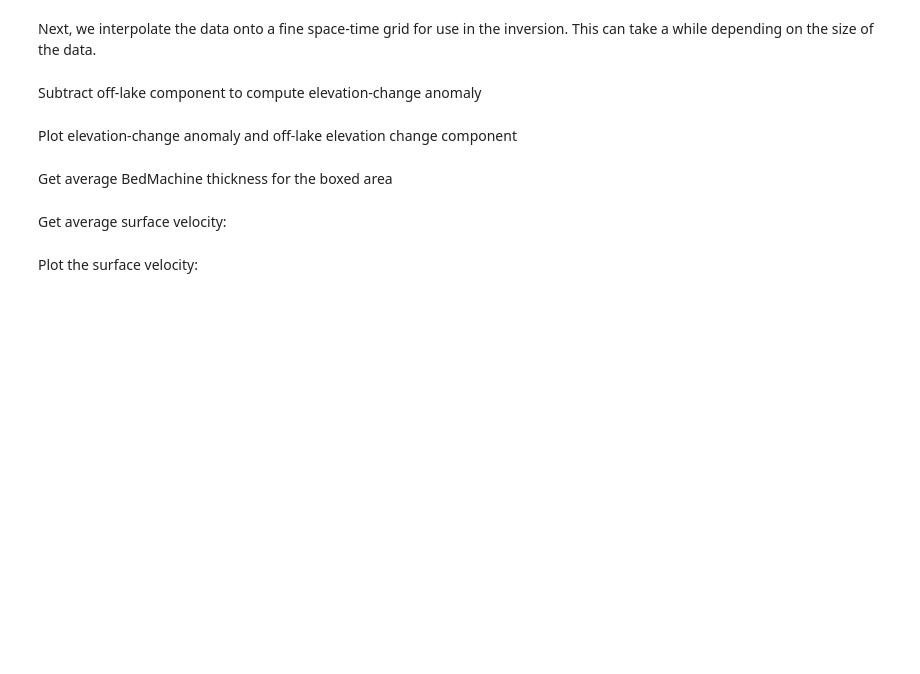
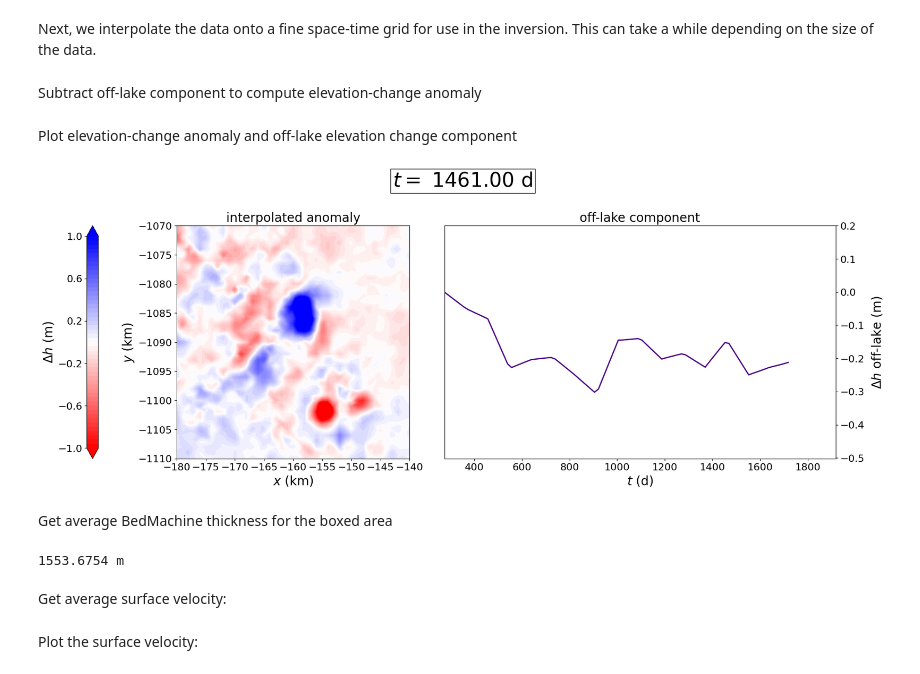
Before and after one commit to agstub/greenland-lakes, a Jupyter notebook: notebooks/example.ipynb, the cells around one changed output. Drawn from its saved outputs; the diff is of its cells as text; code cells hidden in the pictures; blank space fills up the shorter version.

```diff
--- a/notebooks/example.ipynb
+++ b/notebooks/example.ipynb
@@ -210,34 +214,37 @@ if os.path.isdir('../'+data_name+'/interpolated_pngs')==False:
 # %%
-for i in range(np.size(t_f)):
+for i in [-12]:#np.arange(0,np.size(t_f),10):
+    levels=np.linspace(-1,1,51)
     plt.figure(figsize=(19,7))
-    plt.suptitle(r'$t=$ '+'{:.2f}'.format(t_f[i])+' d',y=1.025,fontsize=32,bbox=dict(facecolor='none', edgecolor='black'))
+    plt.suptitle(r'$t=$ '+'{:.2f}'.format(t_f[i]-t_f[0])+' d',y=1.025,fontsize=32,bbox=dict(facecolor='none', edgecolor='black'))
     plt.subplot(121)
     plt.title(r'interpolated anomaly',fontsize=20)
     p = plt.contourf(x[i,:,:]/1e3,y[i,:,:]/1e3,dh_loc[i,:,:],levels=levels,cmap='bwr_r',extend='both')
     plt.xlabel(r'$x$ (km)',fontsize=20)
     plt.ylabel(r'$y$ (km)',fontsize=20)
-    cbar = plt.colorbar(p, ticks=np.linspace(-4,4,6),orientation='vertical',location='left',fraction=0.035, pad=0.2)
+    cbar = plt.colorbar(p, ticks=np.linspace(-1,1,6),orientation='vertical',location='left',fraction=0.035, pad=0.2)
     cbar.ax.tick_params(labelsize=16)
     plt.xticks(fontsize=16)
     plt.yticks(fontsize=16)
     cbar.set_label(r'$\Delta h$ (m)', fontsize=20)
     plt.gca().set_aspect('equal', 'box')
     plt.tight_layout()
 
     plt.subplot(122)
     plt.title(r'off-lake component',fontsize=20)
     plt.plot(t_f[0:i],off_lake[0:i],color='indigo',linewidth=2)
     plt.gca().yaxis.set_label_position("right")
     plt.gca().yaxis.tick_right()
     plt.xlabel(r'$t$ (d)',fontsize=20)
     plt.ylabel(r'$\Delta h$ off-lake (m)',fontsize=20,labelpad=10)
     plt.xticks(fontsize=16)
     plt.yticks(fontsize=16)
     plt.ylim(off_lake.min()-0.2,off_lake.max()+0.2)
     plt.xlim(t_f.min(),t_f.max())
     plt.tight_layout()
-    plt.savefig('../'+data_name+'/interpolated_pngs/dh_'+str(i),bbox_inches='tight')
+    plt.show()
     plt.close()
+# %% [output]
+[figure, added]
 # %% [markdown]
 Get average BedMachine thickness for the boxed area
 # %%
@@ -263,3 +270,8 @@ Get average BedMachine thickness for the boxed area
+# %%
+# print ice thickness
+print(str(H_mean)+" m")
+# %% [output]
+1553.6754 m
 # %% [markdown]
 Get average surface velocity:
 # %%
```
Also changed, not shown: parts of 20 cells of this notebook, 3 other files.
